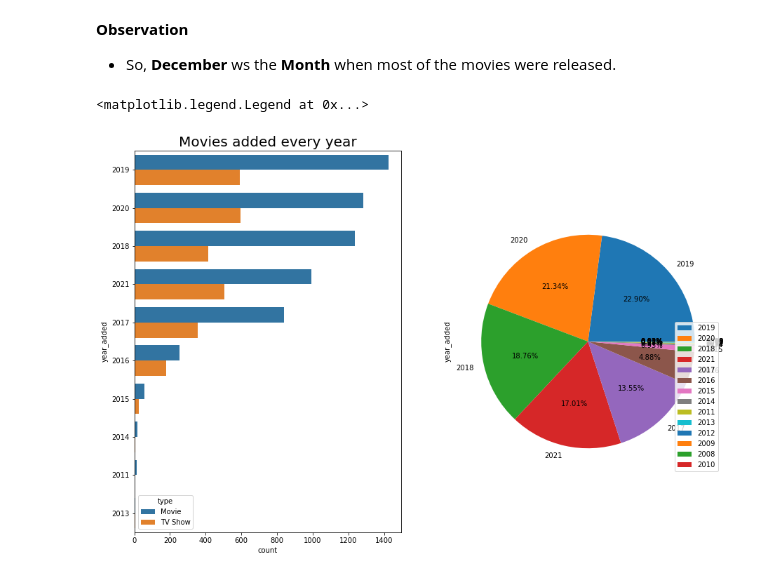
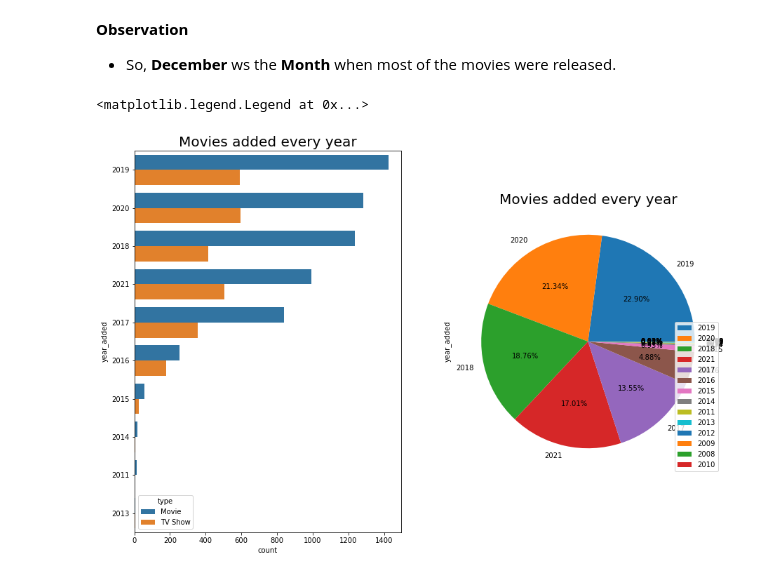
Before and after one commit to Sialsanwal/CodeClause-Movie-Analysis, a Jupyter notebook: Movie Analysis.ipynb, the cells around one changed output. Cells and saved outputs as stored; diff of their text form; code cells hidden in the pictures.

```diff
--- a/Movie Analysis.ipynb
+++ b/Movie Analysis.ipynb
@@ -177,15 +177,16 @@ plt.legend(loc=4)
 # %%
 plt.figure(figsize=(15,10))
 
 plt.subplot(1,2,1)
 
 sns.countplot(data=df,y=df.year_added,order=df.year_added.value_counts().index[0:10],hue='type')
 plt.title("Movies added every year",fontsize=20)
 plt.subplot(1,2,2)
 df.year_added.value_counts().plot(kind='pie',autopct="%1.2f%%")
+plt.title("Movies added every year",fontsize=20)
 
 
 plt.legend(loc=4)
 # %% [output]
 <matplotlib.legend.Legend at 0x...>
-[figure, old version]
+[figure, new version]
```
Also changed, not shown: parts of 2 cells of this notebook.
